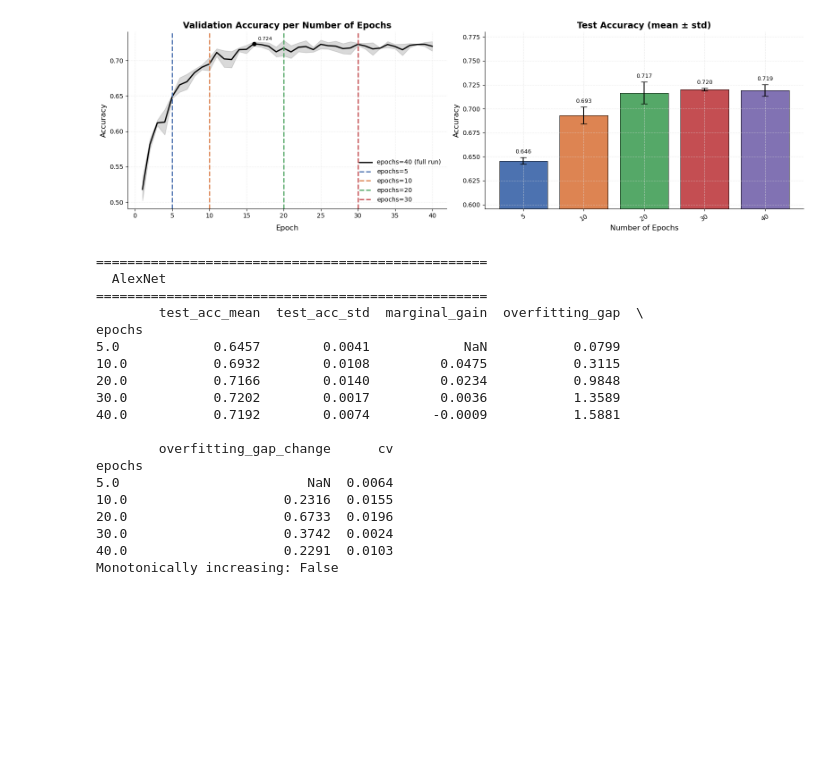
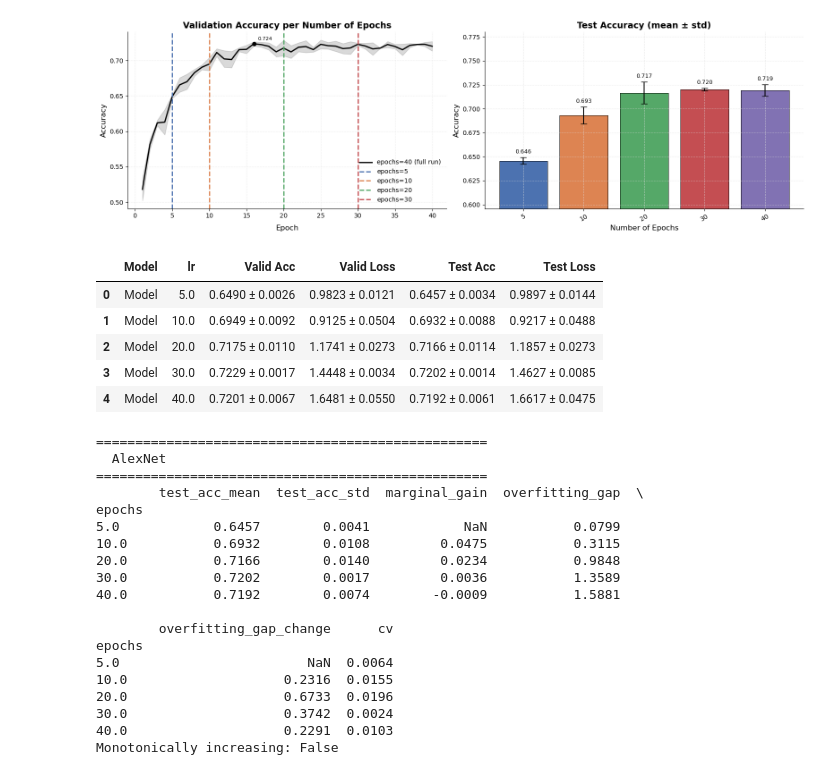
Before and after one commit to nadias03/image-classification-with-CNNs, a Jupyter notebook: experiments/hyperparameters/training_experiments/training_hyperparameters.ipynb, the cells around one changed output. Drawn from its saved outputs; the diff is of its cells as text; code cells hidden in the pictures; blank space fills up the shorter version.

```diff
--- a/experiments/hyperparameters/training_experiments/training_hyperparameters.ipynb
+++ b/experiments/hyperparameters/training_experiments/training_hyperparameters.ipynb
@@ -678,6 +688,16 @@ plot_epoch_overlay(alexnet_results_epochs)
 plot_accuracy_epoch_overlay(alexnet_results_epochs)
 # %% [output]
 [figure]
+# %%
+df = summarize_results(alexnet_results_epochs)
+print_summary_table(df, hyperparameter='lr')
+# %% [output]
+|  | Model | lr | Valid Acc | Valid Loss | Test Acc | Test Loss |
+| 0 | Model | 5.0 | 0.6490 ± 0.0026 | 0.9823 ± 0.0121 | 0.6457 ± 0.0034 | 0.9897 ± 0.0144 |
+| 1 | Model | 10.0 | 0.6949 ± 0.0092 | 0.9125 ± 0.0504 | 0.6932 ± 0.0088 | 0.9217 ± 0.0488 |
+| 2 | Model | 20.0 | 0.7175 ± 0.0110 | 1.1741 ± 0.0273 | 0.7166 ± 0.0114 | 1.1857 ± 0.0273 |
+| 3 | Model | 30.0 | 0.7229 ± 0.0017 | 1.4448 ± 0.0034 | 0.7202 ± 0.0014 | 1.4627 ± 0.0085 |
+| 4 | Model | 40.0 | 0.7201 ± 0.0067 | 1.6481 ± 0.0550 | 0.7192 ± 0.0061 | 1.6617 ± 0.0475 |
 # %%
 stats = analyze_results(alexnet_results_epochs, model_name="AlexNet")
 # %% [output]
```
Also changed, not shown: parts of 2 cells of this notebook.
